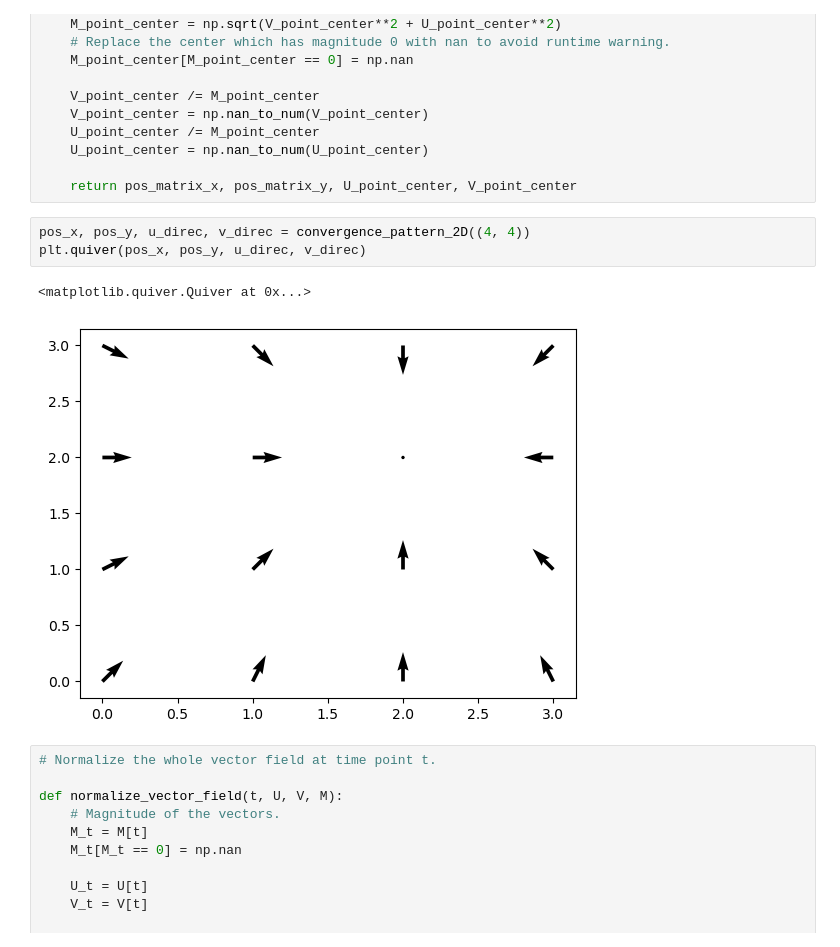
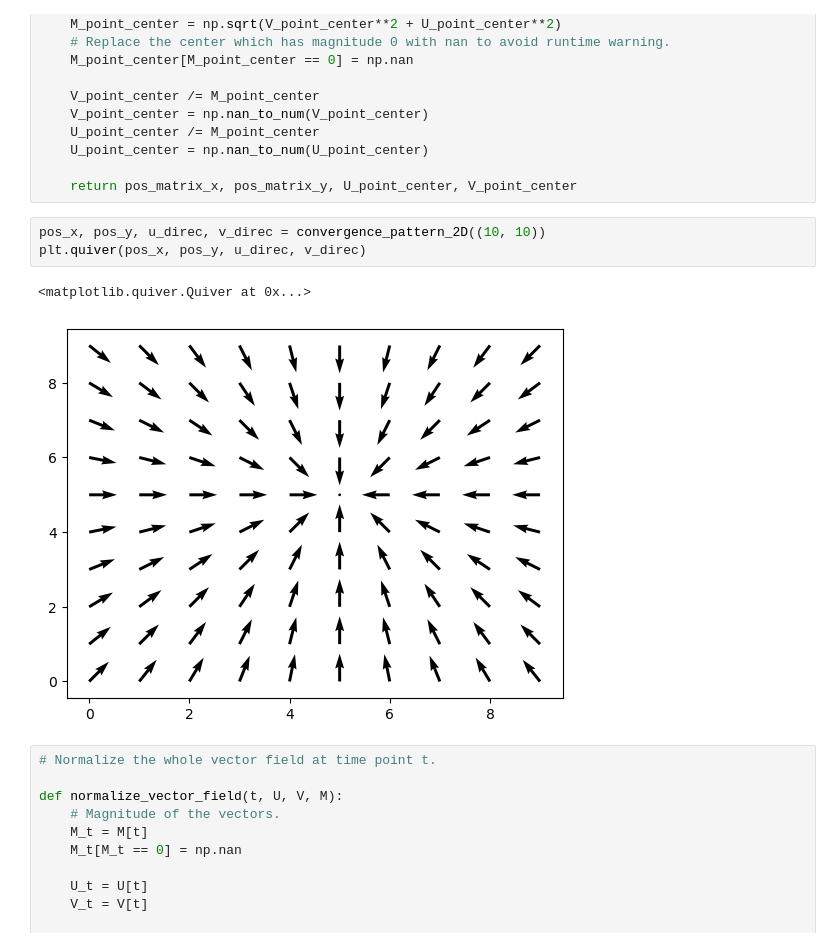
Before and after one commit to rzhou-space/PIV_analysis_headon_data, a Jupyter notebook: Convergence.ipynb, the cells around one changed output. Drawn from its saved outputs; the diff is of its cells as text.

```diff
--- a/Convergence.ipynb
+++ b/Convergence.ipynb
@@ -71,11 +71,11 @@ def convergence_pattern_2D(pattern_size):
 
     return pos_matrix_x, pos_matrix_y, U_point_center, V_point_center
 # %%
-pos_x, pos_y, u_direc, v_direc = convergence_pattern_2D((4, 4))
+pos_x, pos_y, u_direc, v_direc = convergence_pattern_2D((10, 10))
 plt.quiver(pos_x, pos_y, u_direc, v_direc)
 # %% [output]
 <matplotlib.quiver.Quiver at 0x...>
-[figure, old version]
+[figure, new version]
 # %%
 # Normalize the whole vector field at time point t.
 
```
Also changed, not shown: parts of 11 cells of this notebook.
